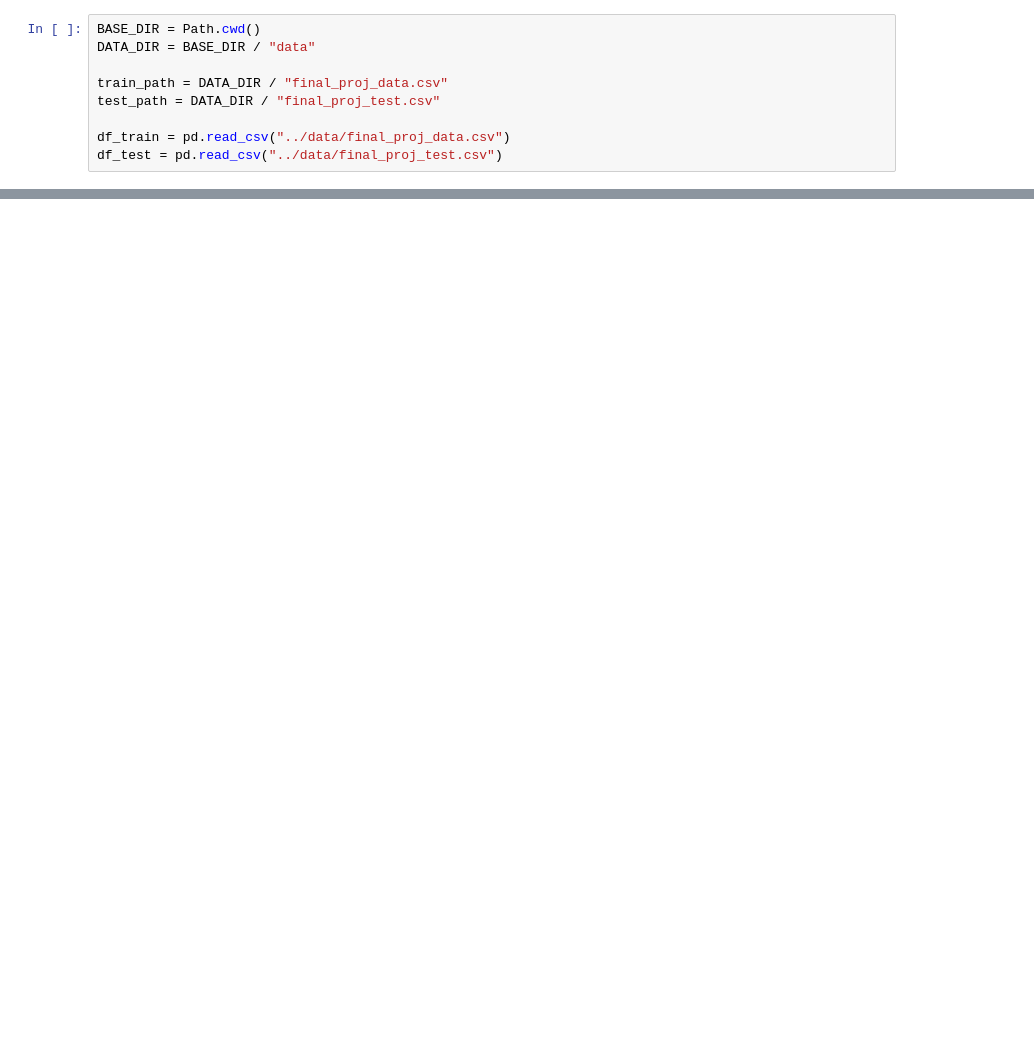
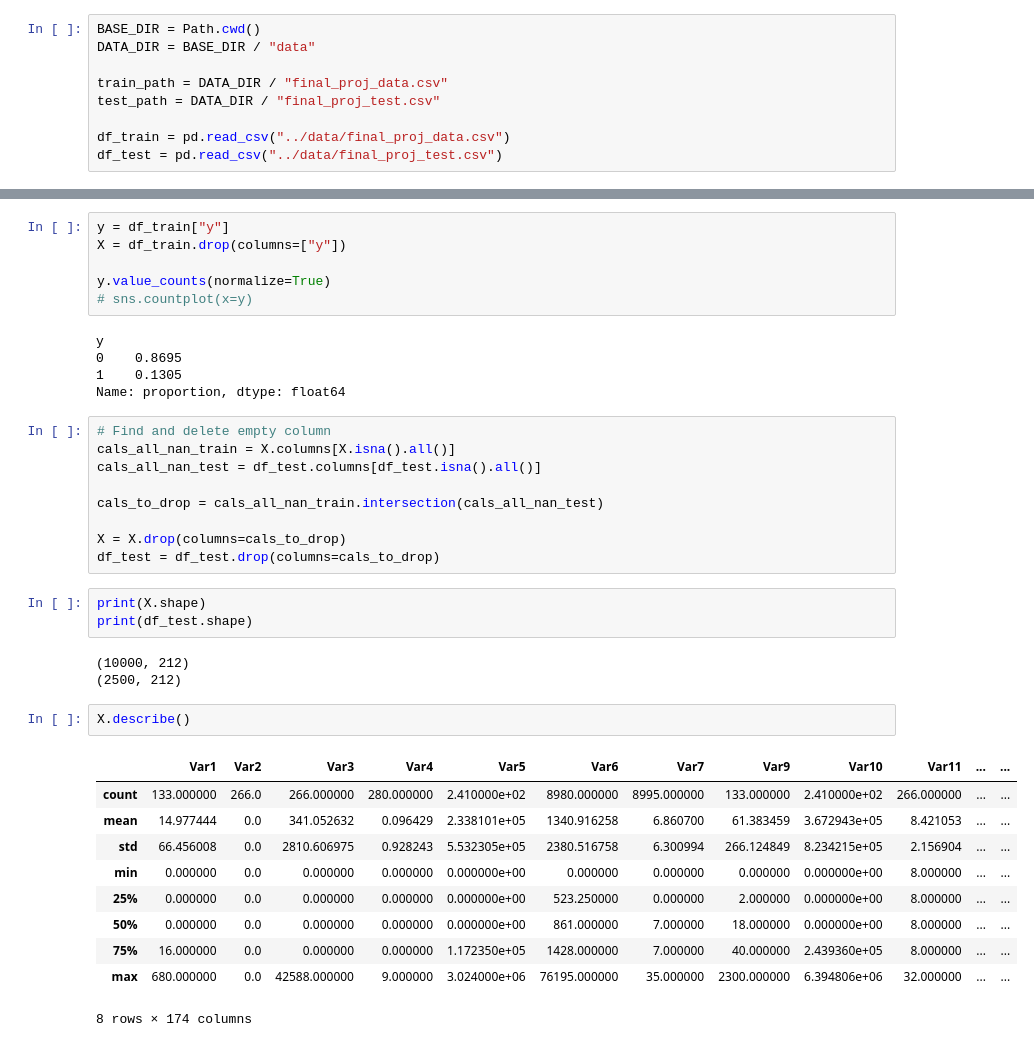
Before and after one commit to novokhatskyi/Final_project_Machine_Learning, a Jupyter notebook: notebooks/eda.ipynb, the cells around one changed output, grey strips where cells are left out. Drawn from its saved outputs; the diff is of its cells as text; blank space fills up the shorter version.

```diff
--- a/notebooks/eda.ipynb
+++ b/notebooks/eda.ipynb
@@ -25,0 +61,39 @@ df_train.head()
+# %%
+y = df_train["y"]
+X = df_train.drop(columns=["y"])
+
+y.value_counts(normalize=True)
+# sns.countplot(x=y)
+# %% [output]
+y
+0    0.8695
+1    0.1305
+Name: proportion, dtype: float64
+# %%
+# Find and delete empty column
+cals_all_nan_train = X.columns[X.isna().all()]
+cals_all_nan_test = df_test.columns[df_test.isna().all()]
+
+cals_to_drop = cals_all_nan_train.intersection(cals_all_nan_test)
+
+X = X.drop(columns=cals_to_drop)
+df_test = df_test.drop(columns=cals_to_drop)
+# %%
+print(X.shape)
+print(df_test.shape)
+# %% [output]
+(10000, 212)
+(2500, 212)
+# %%
+X.describe()
+# %% [output]
+|  | Var1 | Var2 | Var3 | Var4 | Var5 | Var6 | Var7 | Var9 | Var10 | Var11 | ... | ... |
+| count | 133.000000 | 266.0 | 266.000000 | 280.000000 | 2.410000e+02 | 8980.000000 | 8995.000000 | 133.000000 | 2.410000e+02 | 266.000000 | ... | ... |
+| mean | 14.977444 | 0.0 | 341.052632 | 0.096429 | 2.338101e+05 | 1340.916258 | 6.860700 | 61.383459 | 3.672943e+05 | 8.421053 | ... | ... |
+| std | 66.456008 | 0.0 | 2810.606975 | 0.928243 | 5.532305e+05 | 2380.516758 | 6.300994 | 266.124849 | 8.234215e+05 | 2.156904 | ... | ... |
+| min | 0.000000 | 0.0 | 0.000000 | 0.000000 | 0.000000e+00 | 0.000000 | 0.000000 | 0.000000 | 0.000000e+00 | 8.000000 | ... | ... |
+| 25% | 0.000000 | 0.0 | 0.000000 | 0.000000 | 0.000000e+00 | 523.250000 | 0.000000 | 2.000000 | 0.000000e+00 | 8.000000 | ... | ... |
+| 50% | 0.000000 | 0.0 | 0.000000 | 0.000000 | 0.000000e+00 | 861.000000 | 7.000000 | 18.000000 | 0.000000e+00 | 8.000000 | ... | ... |
+| 75% | 16.000000 | 0.0 | 0.000000 | 0.000000 | 1.172350e+05 | 1428.000000 | 7.000000 | 40.000000 | 2.439360e+05 | 8.000000 | ... | ... |
+| max | 680.000000 | 0.0 | 42588.000000 | 9.000000 | 3.024000e+06 | 76195.000000 | 35.000000 | 2300.000000 | 6.394806e+06 | 32.000000 | ... | ... |
+8 rows × 174 columns
```
Also changed, not shown: parts of 23 cells of this notebook, 8 other files.
